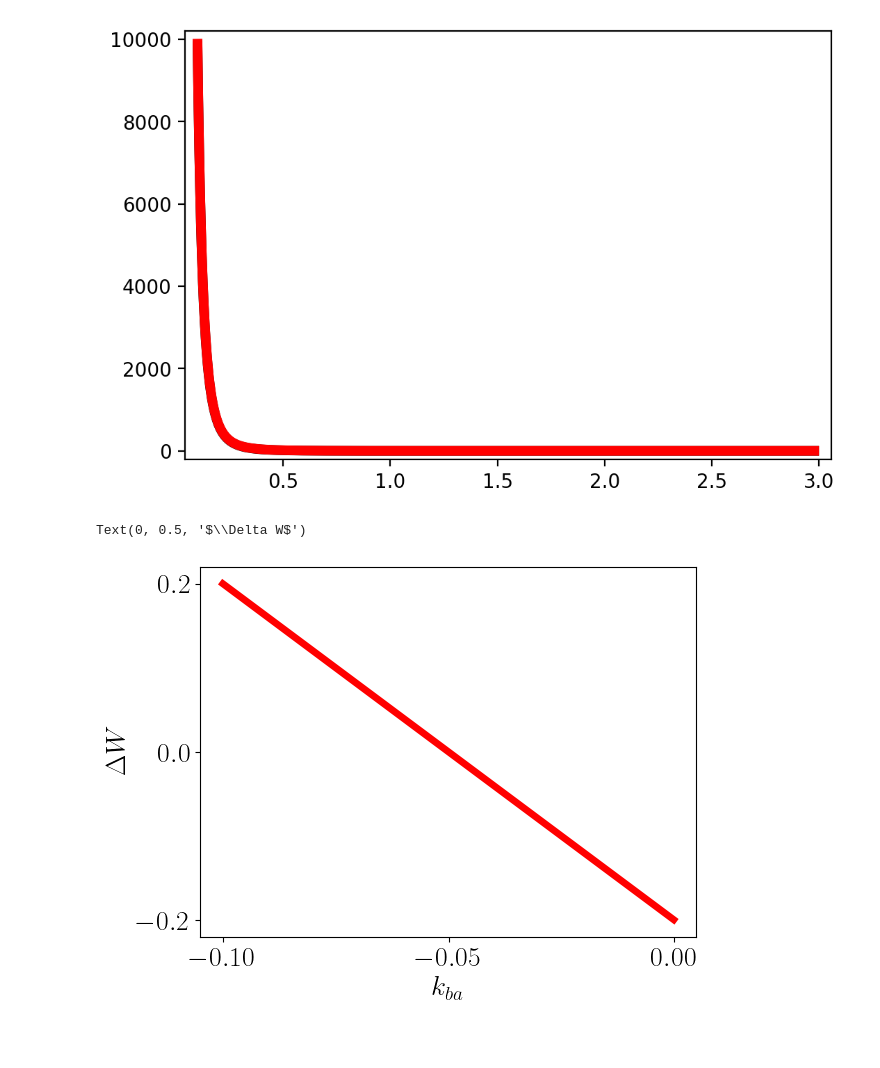
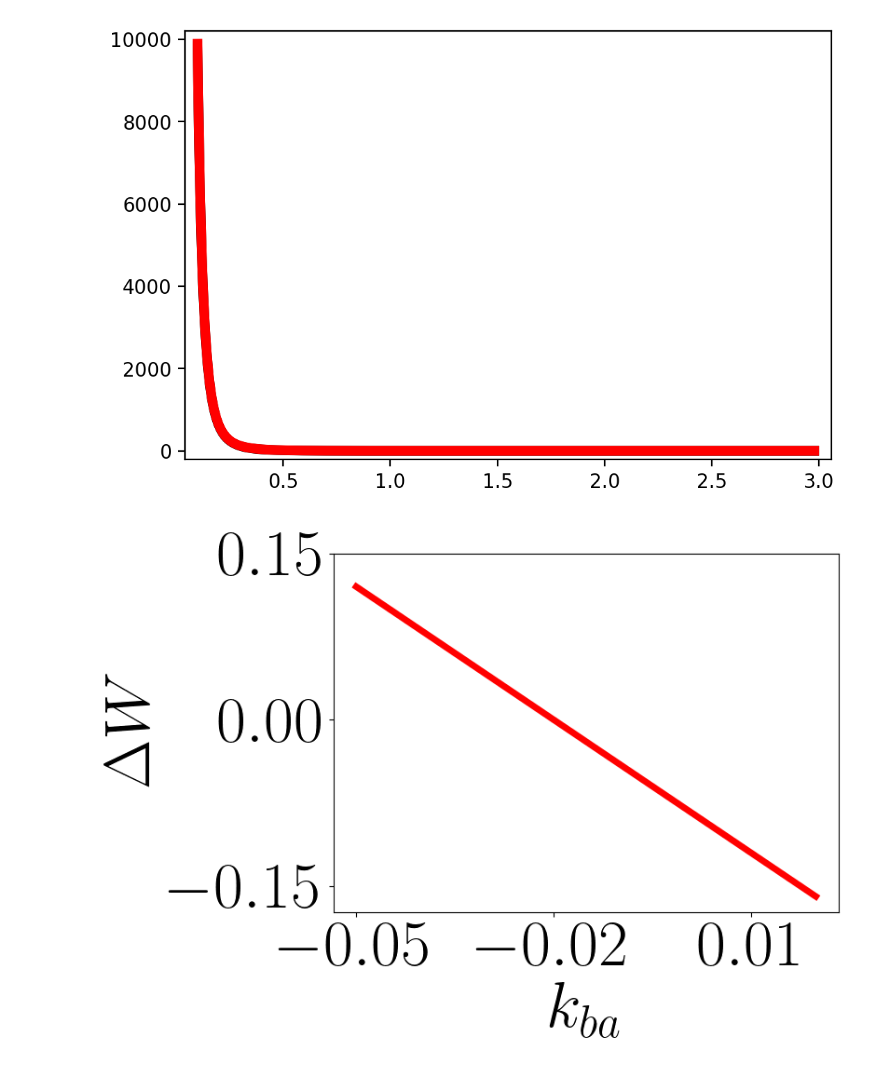
Before and after one commit to wbc0099/NonreciprocicalParicles, a Jupyter notebook: writePaper/use.ipynb, the cells around one changed output. Drawn from its saved outputs; the diff is of its cells as text; code cells hidden in the pictures; blank space fills up the shorter version.

```diff
--- a/writePaper/use.ipynb
+++ b/writePaper/use.ipynb
@@ -41,19 +41,19 @@ ax.margins(x=0.02, y=0.02)         # tiny padding so the stroke isn't cut
 plt.show()
 # %% [output]
 [figure]
-# %%
-plt.rcParams["font.family"]="Times New Roman"
-plt.rc('text',usetex=True)
-plt.rcParams["font.size"]=20
 # %%
-
-x=np.arange(-0.1,0,0.0001)
-y=-4*(5*0.01+x)
+plt.rcParams["font.family"]="Times New Roman"
+plt.rc('text',usetex=True)
+plt.rcParams["font.size"]=50
+x=np.arange(-0.05,0.02,0.0001)
+y=-4*(2*0.01+x)
+plt.figure(figsize=(7,5))
 plt.plot(x,y,"r",linewidth=5)
-plt.xticks([-0.1,-0.05,0])
-plt.yticks([-0.2,0,0.2])
+plt.xticks([-0.05,-0.02,0.01])
+plt.yticks([-0.15,0,0.15])
 plt.xlabel(r"$k_{ba}$")
 plt.ylabel(r"$\Delta W$")
+# plt.savefig("./work.svg",dpi=600)
+plt.savefig("./work.svg", dpi=600, bbox_inches='tight', pad_inches=0.1)
 # %% [output]
-Text(0, 0.5, '$\\Delta W$')
-[figure, old version]
+[figure, new version]
```
Also changed, not shown: 32 other files.
